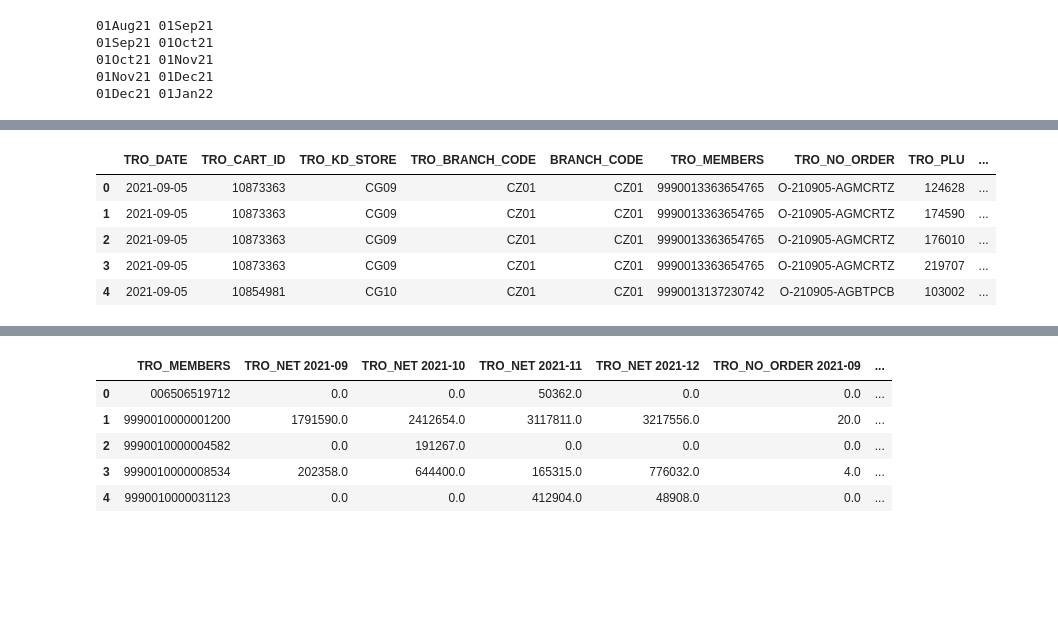
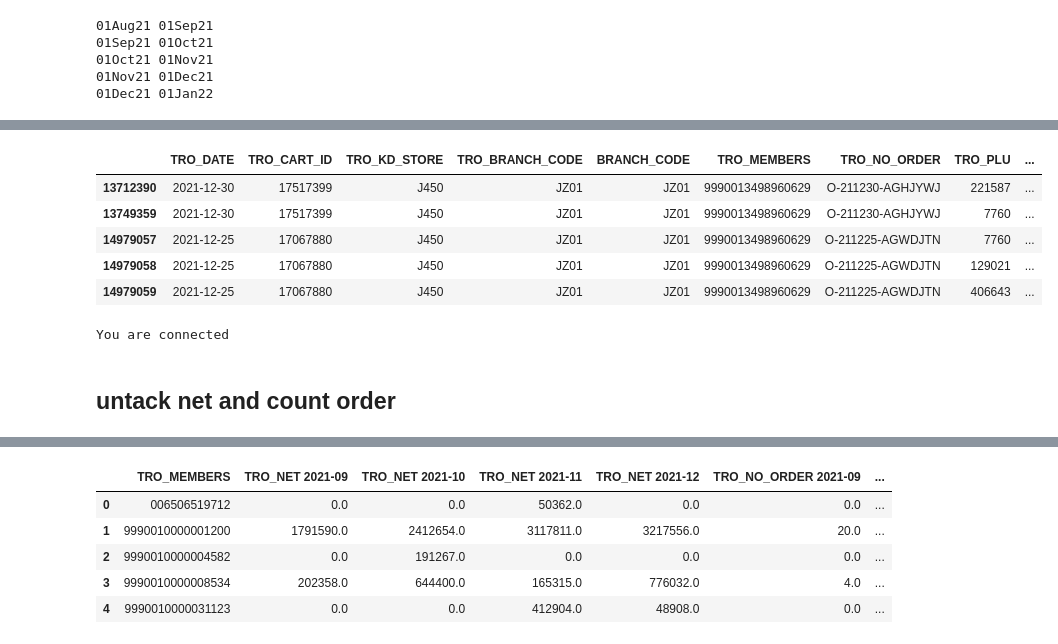
Before and after one commit to trisna26/alfagift_churn, a Jupyter notebook: churn_12.ipynb, the cells around one changed output, grey strips where cells are left out. Cells and saved outputs as stored; diff of their text form; code cells hidden in the pictures; blank space fills up the shorter version.

```diff
--- a/churn_12.ipynb
+++ b/churn_12.ipynb
@@ -174,3 +135,6 @@ df_tto['TRO_QTY'] = df_tto['TRO_QTY'].astype(int)
 # %%
-# df_tto['TRO_VOUCHER_USAGE'] = df_tto['TRO_VOUCHER_USAGE'].astype('float', errors='ignore').astype('int', errors='ignore')
+df_tto['TRO_VOUCHER_USAGE'] = df_tto['TRO_VOUCHER_USAGE'].astype('float', errors='ignore').astype('int', errors='ignore')
 df_tto['TRO_DATE_MONTH'] = df_tto['TRO_DATE'].dt.strftime('%Y-%m')
+
+df_tto_sel = df_tto[(df_tto['TRO_DATE'] >= '2021-09-01') \
+            & (df_tto['TRO_DATE'] <= '2021-12-31')]
@@ -190,9 +152,9 @@ df_tto_sel['SLA_LATE'] = np.where(df_tto_sel['SLA'] > 60, 1,0)
 # %%
-df_tto_sel[df_tto_sel['SLA'].notnull()].head()
+df_tto_sel[df_tto_sel['TRO_MEMBERS'] == '9990013498960629'].head()
 # %% [output]
 |  | TRO_DATE | TRO_CART_ID | TRO_KD_STORE | TRO_BRANCH_CODE | BRANCH_CODE | TRO_MEMBERS | TRO_NO_ORDER | TRO_PLU | ... |
-| 0 | 2021-09-05 | 10873363 | CG09 | CZ01 | CZ01 | 9990013363654765 | O-210905-AGMCRTZ | 124628 | ... |
-| 1 | 2021-09-05 | 10873363 | CG09 | CZ01 | CZ01 | 9990013363654765 | O-210905-AGMCRTZ | 174590 | ... |
-| 2 | 2021-09-05 | 10873363 | CG09 | CZ01 | CZ01 | 9990013363654765 | O-210905-AGMCRTZ | 176010 | ... |
-| 3 | 2021-09-05 | 10873363 | CG09 | CZ01 | CZ01 | 9990013363654765 | O-210905-AGMCRTZ | 219707 | ... |
-| 4 | 2021-09-05 | 10854981 | CG10 | CZ01 | CZ01 | 9990013137230742 | O-210905-AGBTPCB | 103002 | ... |
+| 13712390 | 2021-12-30 | 17517399 | J450 | JZ01 | JZ01 | 9990013498960629 | O-211230-AGHJYWJ | 221587 | ... |
+| 13749359 | 2021-12-30 | 17517399 | J450 | JZ01 | JZ01 | 9990013498960629 | O-211230-AGHJYWJ | 7760 | ... |
+| 14979057 | 2021-12-25 | 17067880 | J450 | JZ01 | JZ01 | 9990013498960629 | O-211225-AGWDJTN | 7760 | ... |
+| 14979058 | 2021-12-25 | 17067880 | J450 | JZ01 | JZ01 | 9990013498960629 | O-211225-AGWDJTN | 129021 | ... |
+| 14979059 | 2021-12-25 | 17067880 | J450 | JZ01 | JZ01 | 9990013498960629 | O-211225-AGWDJTN | 406643 | ... |
@@ -198,0 +181,25 @@ df_tto_sel[df_tto_sel['SLA'].notnull()].head()
+# %%
+q = '''
+SELECT
+	tc.TRO_MEMBERS,
+	(TO_DATE('2021/12/07', 'yyyy/mm/dd')) - zt.tgl_registrasi AS SINCE_REGIS
+FROM
+	TEMP_CHURN tc
+LEFT JOIN (
+	select
+		char1 no_member, char4 jenis_kelamin, char5 status_nikah, date1 tgl_lahir, date2 tgl_registrasi
+	from
+		report.ztampungan
+	where
+		pk='MEMBERALFAGIFT2'
+) zt ON zt.no_member = tc.TRO_MEMBERS
+
+'''
+
+con = ds_db.connect_alfabi()
+
+df_regis = pd.read_sql_query(q, con)
+
+con.close()
+# %% [output]
+You are connected
@@ -211,4 +225,6 @@ df_tto_sel_g = df_tto_sel_g.groupby(['TRO_MEMBERS','TRO_DATE_MONTH'])\
                              })
+# %% [markdown]
+## untack net and count order
 # %%
 df_tto_sel_g_u = df_tto_sel_g.unstack(level=1).fillna(0).reset_index()
 df_tto_sel_g_u.columns = [' '.join(col).strip().upper() for col in df_tto_sel_g_u.columns.values]
```
Also changed, not shown: parts of 46 cells of this notebook, 3 other files.
